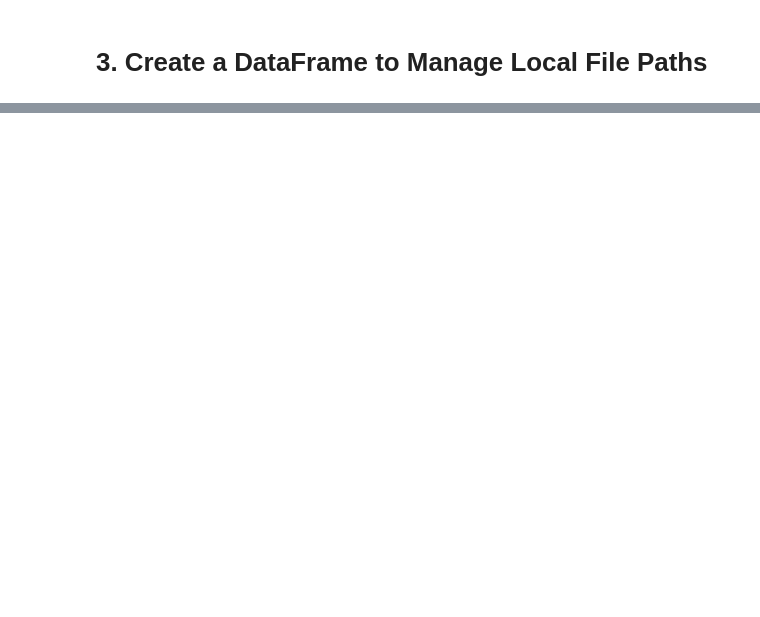
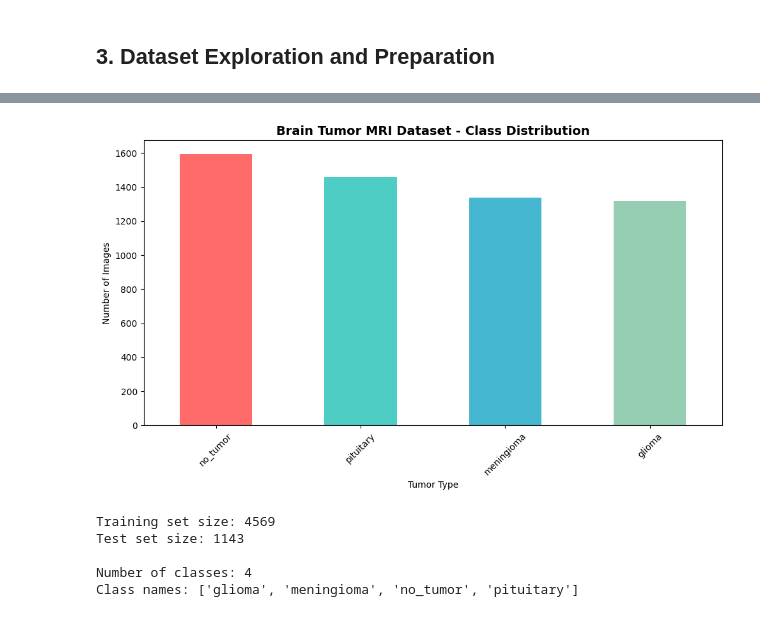
Before and after one commit to asm-bse/dl_applications, a Jupyter notebook: main.ipynb, the cells around one changed output, grey strips where cells are left out. Drawn from its saved outputs; the diff is of its cells as text; code cells hidden in the pictures; blank space fills up the shorter version.

Commit message:
refactored for brain tumor dataset, to be imporved

```diff
--- a/main.ipynb
+++ b/main.ipynb
@@ -69,28 +106,77 @@ LEARNING_RATE = 0.001
 # %% [markdown]
-# 3. Create a DataFrame to Manage Local File Paths
+## 3. Dataset Exploration and Preparation
 # %%
+print("\n🔍 Exploring dataset structure...")
+
+# Function to explore dataset structure
+def explore_dataset_structure(path):
+    """Explore and print dataset structure"""
+    if not os.path.exists(path):
+        print(f"Path {path} does not exist")
+        return []
+
+    items = os.listdir(path)
+    folders = [item for item in items if os.path.isdir(os.path.join(path, item))]
+    return folders
+
+# Check dataset structure
+print("Checking training dataset structure...")
+train_structure = explore_dataset_structure(TRAIN_DATASET_PATH)
+print(f"Found folders: {train_structure}")
+
+# If no Training folder, use base path
+if not train_structure or 'Training' not in os.listdir(base_kaggle_path):
+    print("Using alternative dataset structure...")
+    TRAIN_DATASET_PATH = base_kaggle_path
+    train_structure = explore_dataset_structure(TRAIN_DATASET_PATH)
+
+# Collect all image paths and labels
 image_paths = []
 labels = []
 
-class_names = os.listdir(LOCAL_DATASET_PATH)
-print(f"\nClasses found: {class_names}")
+print(f"\n📊 Processing classes: {train_structure}")
 
-for class_name in class_names:
-    class_path = os.path.join(LOCAL_DATASET_PATH, class_name)
+for class_name in train_structure:
+    class_path = os.path.join(TRAIN_DATASET_PATH, class_name)
     if os.path.isdir(class_path):
-        for img_name in os.listdir(class_path):
+        image_files = [f for f in os.listdir(class_path) if f.lower().endswith(('.png', '.jpg', '.jpeg'))]
+        print(f"{class_name}: {len(image_files)} images")
+
+        for img_name in image_files:
             image_paths.append(os.path.join(class_path, img_name))
-            labels.append(class_name)
+            # Standardize class names
+            if 'notumor' in class_name.lower() or 'no_tumor' in class_name.lower():
+                labels.append('no_tumor')
+            else:
+                labels.append(class_name.lower())
 
+# Create DataFrame
 df = pd.DataFrame({'filepath': image_paths, 'label': labels})
 
+print(f"\n📈 Dataset Statistics:")
+print(f"Total images: {len(df)}")
+print(f"\nClass distribution:")
+class_counts = df['label'].value_counts()
+print(class_counts)
+
+# Visualize class distribution
+plt.figure(figsize=(10, 6))
+class_counts.plot(kind='bar', color=['#FF6B6B', '#4ECDC4', '#45B7D1', '#96CEB4'])
+plt.title('Brain Tumor MRI Dataset - Class Distribution', fontsize=14, fontweight='bold')
+plt.xlabel('Tumor Type')
+plt.ylabel('Number of Images')
+plt.xticks(rotation=45)
+plt.tight_layout()
+plt.show()
+
+# Split data
 train_df, test_df = train_test_split(df, test_size=0.2, random_state=42, stratify=df['label'])
 
 print(f"\nTraining set size: {len(train_df)}")
 print(f"Test set size: {len(test_df)}")
 
-# Classes distribution
-print("\nClass distribution in training set:")
-print(train_df['label'].value_counts())
-NUM_CLASSES = len(train_df['label'].unique())
-print(f"Number of classes: {NUM_CLASSES}")
+NUM_CLASSES = len(df['label'].unique())
+CLASS_NAMES = sorted(df['label'].unique())
+print(f"\nNumber of classes: {NUM_CLASSES}")
+print(f"Class names: {CLASS_NAMES}")
+# %% [output]
@@ -97 +203,7 @@ print(f"Number of classes: {NUM_CLASSES}")
+[figure, added]
+Training set size: 4569
+Test set size: 1143
+
+Number of classes: 4
+Class names: ['glioma', 'meningioma', 'no_tumor', 'pituitary']
 # %% [markdown]
```
Also changed, not shown: parts of 20 cells of this notebook.
